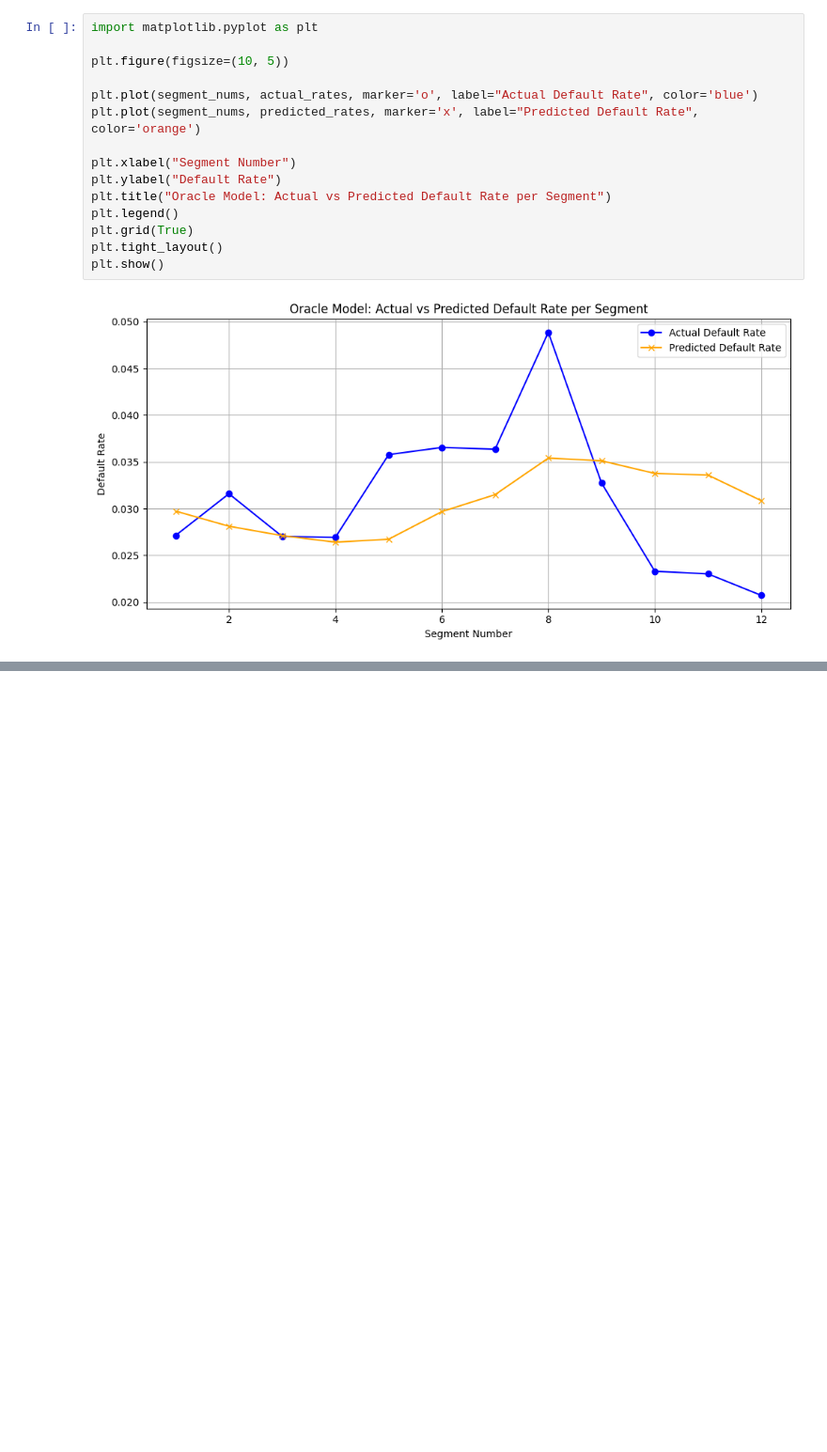
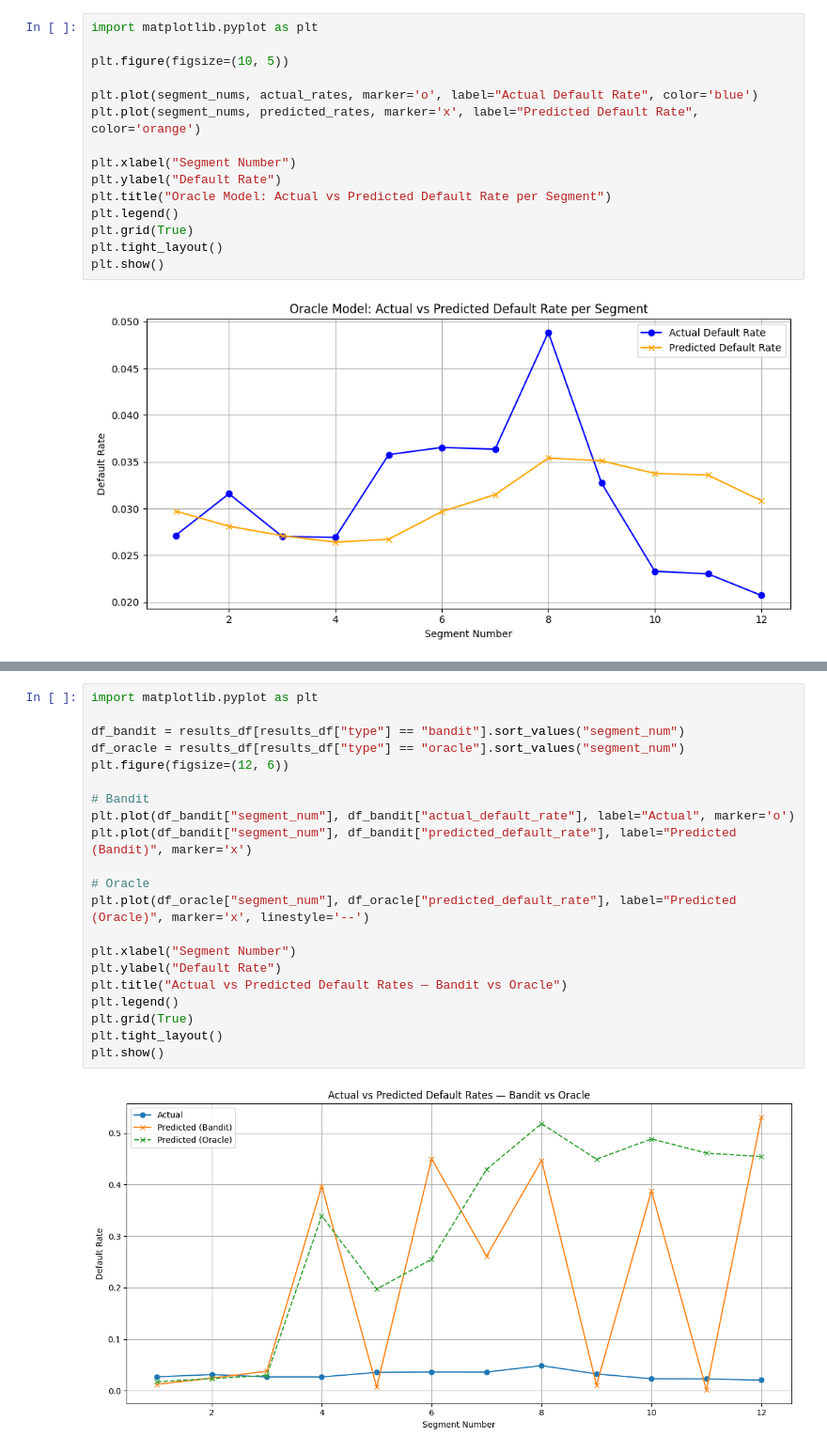
Before and after one commit to manpreetsingh227/MSc-project, a Jupyter notebook: notebooks/EDA.ipynb, the cells around one changed output, grey strips where cells are left out. Shown at 94% size. Drawn from its saved outputs; the diff is of its cells as text; blank space fills up the shorter version.

```diff
--- a/notebooks/EDA.ipynb
+++ b/notebooks/EDA.ipynb
@@ -566,0 +684,23 @@ plt.show()
+# %%
+import matplotlib.pyplot as plt
+
+df_bandit = results_df[results_df["type"] == "bandit"].sort_values("segment_num")
+df_oracle = results_df[results_df["type"] == "oracle"].sort_values("segment_num")
+plt.figure(figsize=(12, 6))
+
+# Bandit
+plt.plot(df_bandit["segment_num"], df_bandit["actual_default_rate"], label="Actual", marker='o')
+plt.plot(df_bandit["segment_num"], df_bandit["predicted_default_rate"], label="Predicted (Bandit)", marker='x')
+
+# Oracle
+plt.plot(df_oracle["segment_num"], df_oracle["predicted_default_rate"], label="Predicted (Oracle)", marker='x', linestyle='--')
+
+plt.xlabel("Segment Number")
+plt.ylabel("Default Rate")
+plt.title("Actual vs Predicted Default Rates — Bandit vs Oracle")
+plt.legend()
+plt.grid(True)
+plt.tight_layout()
+plt.show()
+# %% [output]
+[figure, added]
```
Also changed, not shown: parts of 2 cells of this notebook.
